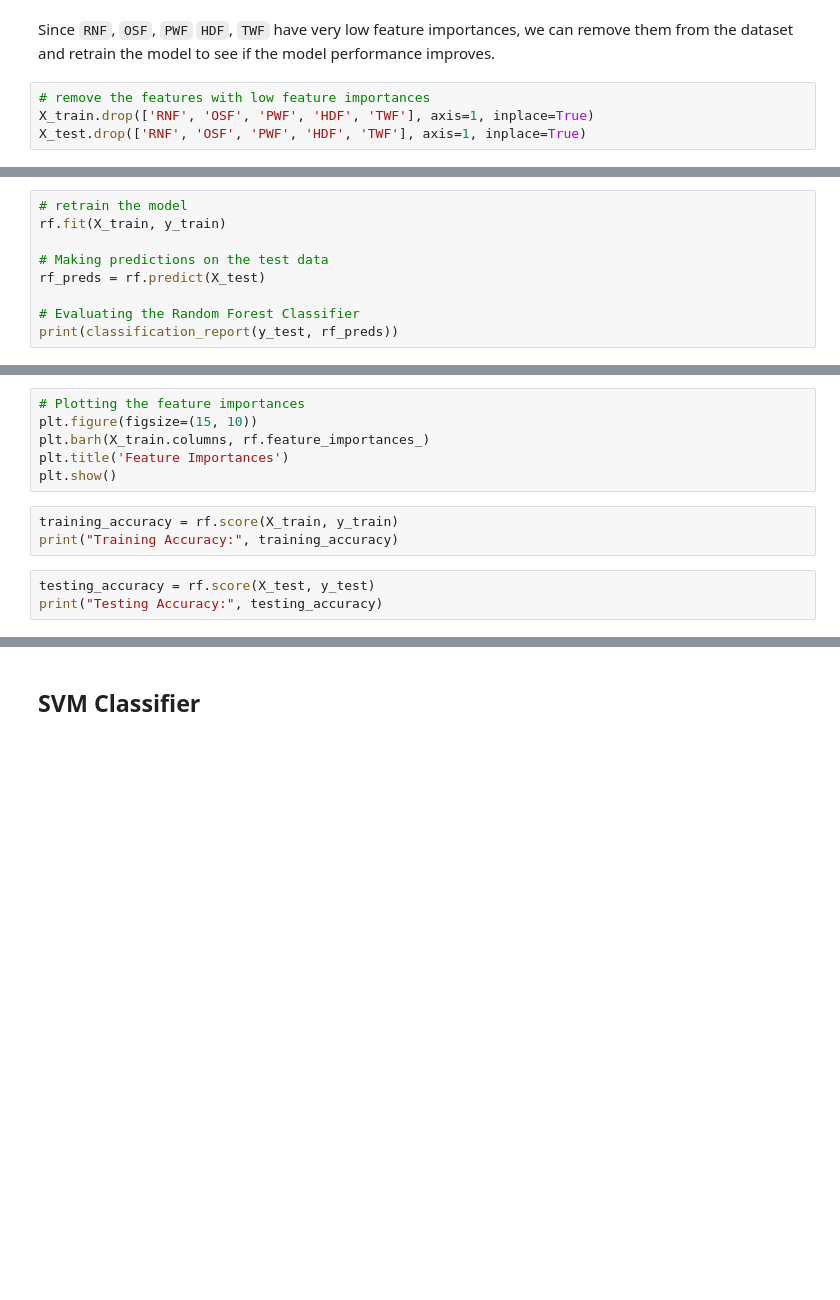
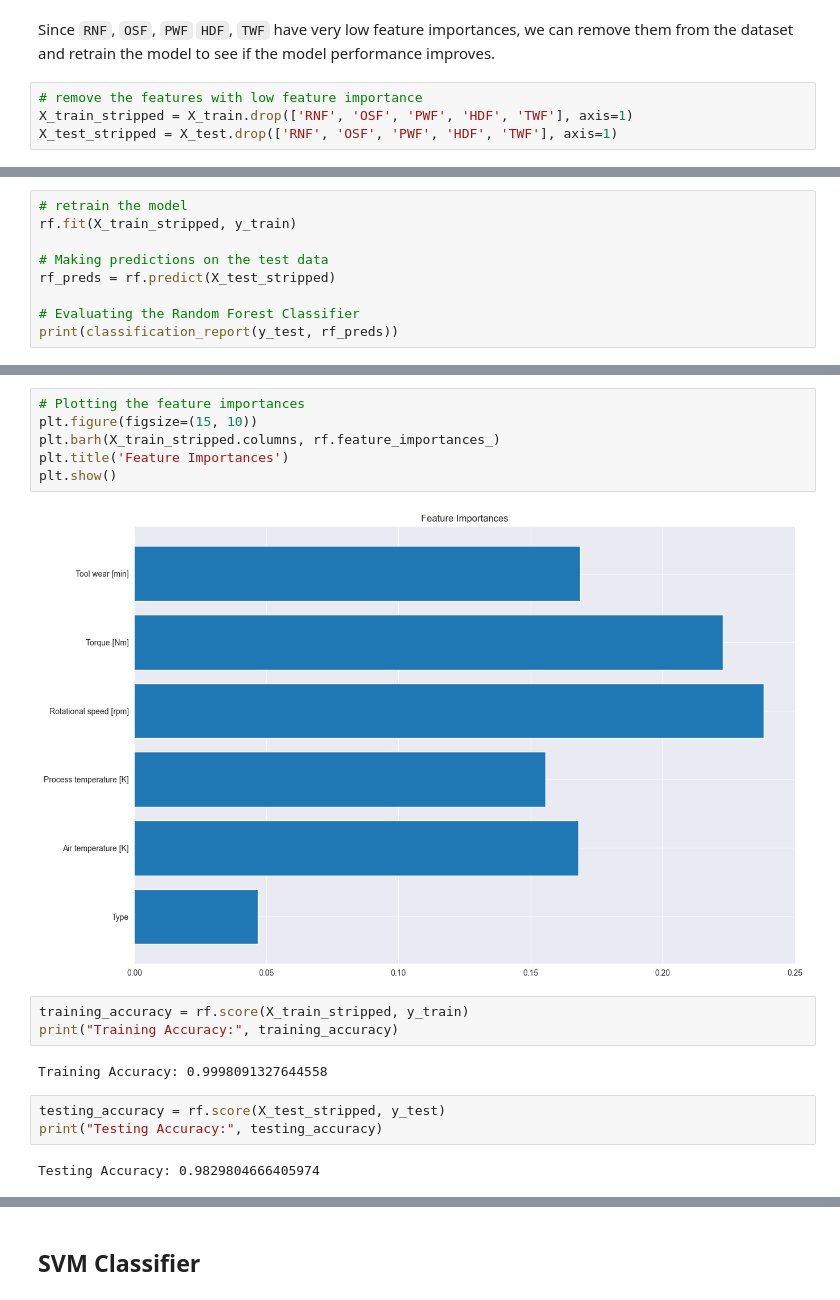
Before and after one commit to theHinneh/machine_failure_prediction, a Jupyter notebook: machine_failure_prediction.ipynb, the cells around one changed output, grey strips where cells are left out. Drawn from its saved outputs; the diff is of its cells as text; blank space fills up the shorter version.

```diff
--- a/machine_failure_prediction.ipynb
+++ b/machine_failure_prediction.ipynb
@@ -437,7 +475,7 @@ The results show very high accuracy (0.99), which is a good sign that the model
 # %% [markdown]
 Since `RNF`, `OSF`, `PWF` `HDF`, `TWF` have very low feature importances, we can remove them from the dataset and retrain the model to see if the model performance improves.
 # %%
-# remove the features with low feature importances
-X_train.drop(['RNF', 'OSF', 'PWF', 'HDF', 'TWF'], axis=1, inplace=True)
-X_test.drop(['RNF', 'OSF', 'PWF', 'HDF', 'TWF'], axis=1, inplace=True)
+# remove the features with low feature importance
+X_train_stripped = X_train.drop(['RNF', 'OSF', 'PWF', 'HDF', 'TWF'], axis=1)
+X_test_stripped = X_test.drop(['RNF', 'OSF', 'PWF', 'HDF', 'TWF'], axis=1)
 # %%
@@ -445,9 +485,9 @@ X_train.shape, X_test.shape
 # %%
 # retrain the model
-rf.fit(X_train, y_train)
+rf.fit(X_train_stripped, y_train)
 
 # Making predictions on the test data
-rf_preds = rf.predict(X_test)
+rf_preds = rf.predict(X_test_stripped)
 
 # Evaluating the Random Forest Classifier
 print(classification_report(y_test, rf_preds))
@@ -454,14 +503,20 @@ print(classification_report(y_test, rf_preds))
 # %%
 # Plotting the feature importances
 plt.figure(figsize=(15, 10))
-plt.barh(X_train.columns, rf.feature_importances_)
+plt.barh(X_train_stripped.columns, rf.feature_importances_)
 plt.title('Feature Importances')
 plt.show()
+# %% [output]
+[figure, added]
 # %%
-training_accuracy = rf.score(X_train, y_train)
+training_accuracy = rf.score(X_train_stripped, y_train)
 print("Training Accuracy:", training_accuracy)
+# %% [output]
+Training Accuracy: 0.9998091327644558
 # %%
-testing_accuracy = rf.score(X_test, y_test)
+testing_accuracy = rf.score(X_test_stripped, y_test)
 print("Testing Accuracy:", testing_accuracy)
+# %% [output]
+Testing Accuracy: 0.9829804666405974
 # %%
 rf.oob_score_
```
Also changed, not shown: parts of 65 cells of this notebook, 4 other files.
